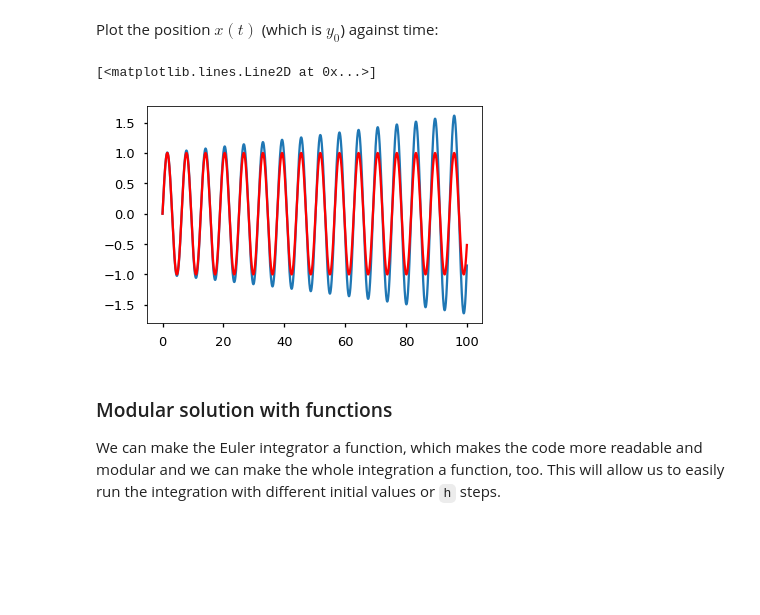
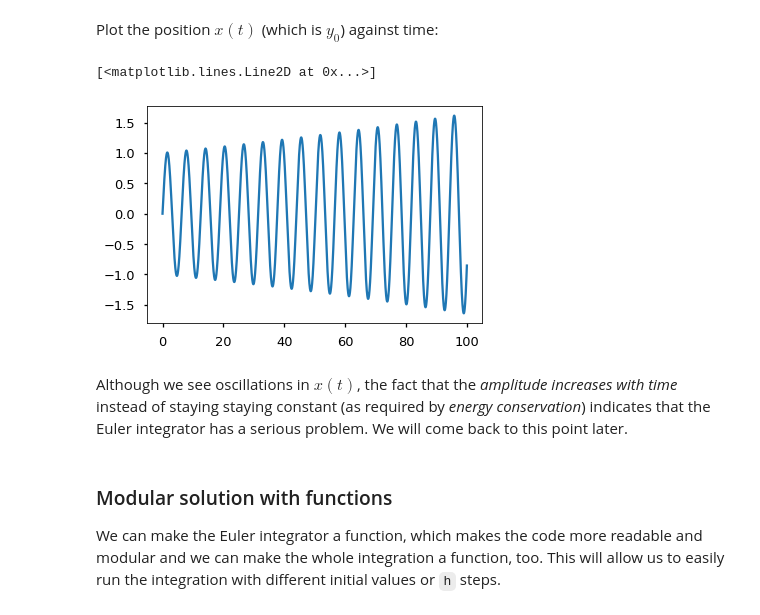
Before and after one commit to Py4Phy/PHY432-resources, a Jupyter notebook: 10_ODEs/10-ODEs.ipynb, the cells around one changed output. Saved outputs shown, nothing was run; the diff lists cells and outputs as text; code cells hidden in the pictures; blank space fills up the shorter version.

```diff
--- a/10_ODEs/10-ODEs.ipynb
+++ b/10_ODEs/10-ODEs.ipynb
@@ -338,10 +338,11 @@ for i, t in enumerate(t_range):
 Plot the position $x(t)$ (which is $y_0$) against time:
 # %%
 plt.plot(t_range, x)
-plt.plot(t_range, np.sin(t_range), color="red")
 # %% [output]
 [<matplotlib.lines.Line2D at 0x...>]
-[figure, old version]
+[figure, new version]
+# %% [markdown]
+Although we see oscillations in $x(t)$, the fact that the *amplitude increases with time* instead of staying staying constant (as required by *energy conservation*) indicates that the Euler integrator has a serious problem. We will come back to this point later.
 # %% [markdown]
 ### Modular solution with functions
 We can make the Euler integrator a function, which makes the code more readable and modular and we can make the whole integration a function, too. This will allow us to easily run the integration with different initial values or `h` steps.
```
Also changed, not shown: parts of 2 cells of this notebook, 1 other file.
